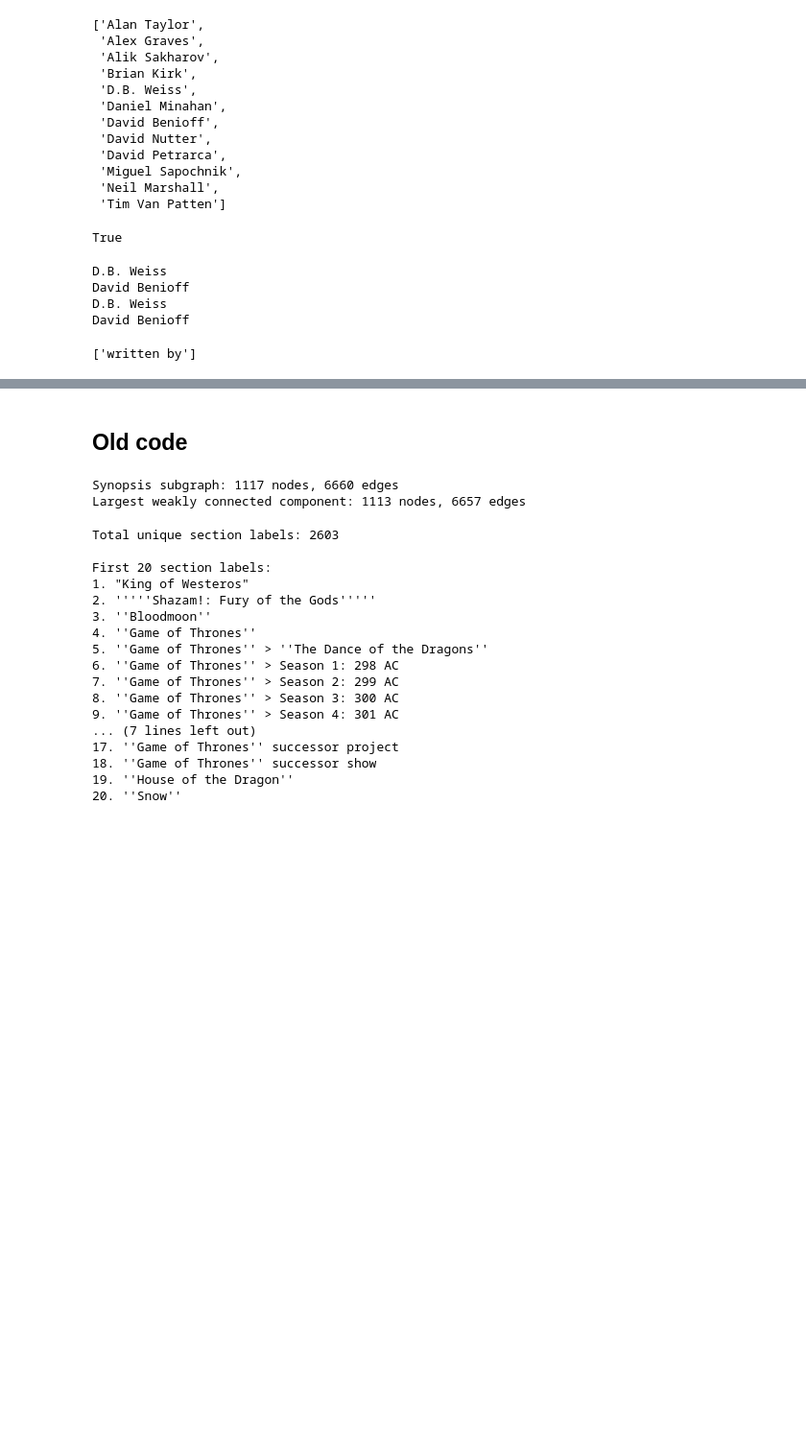
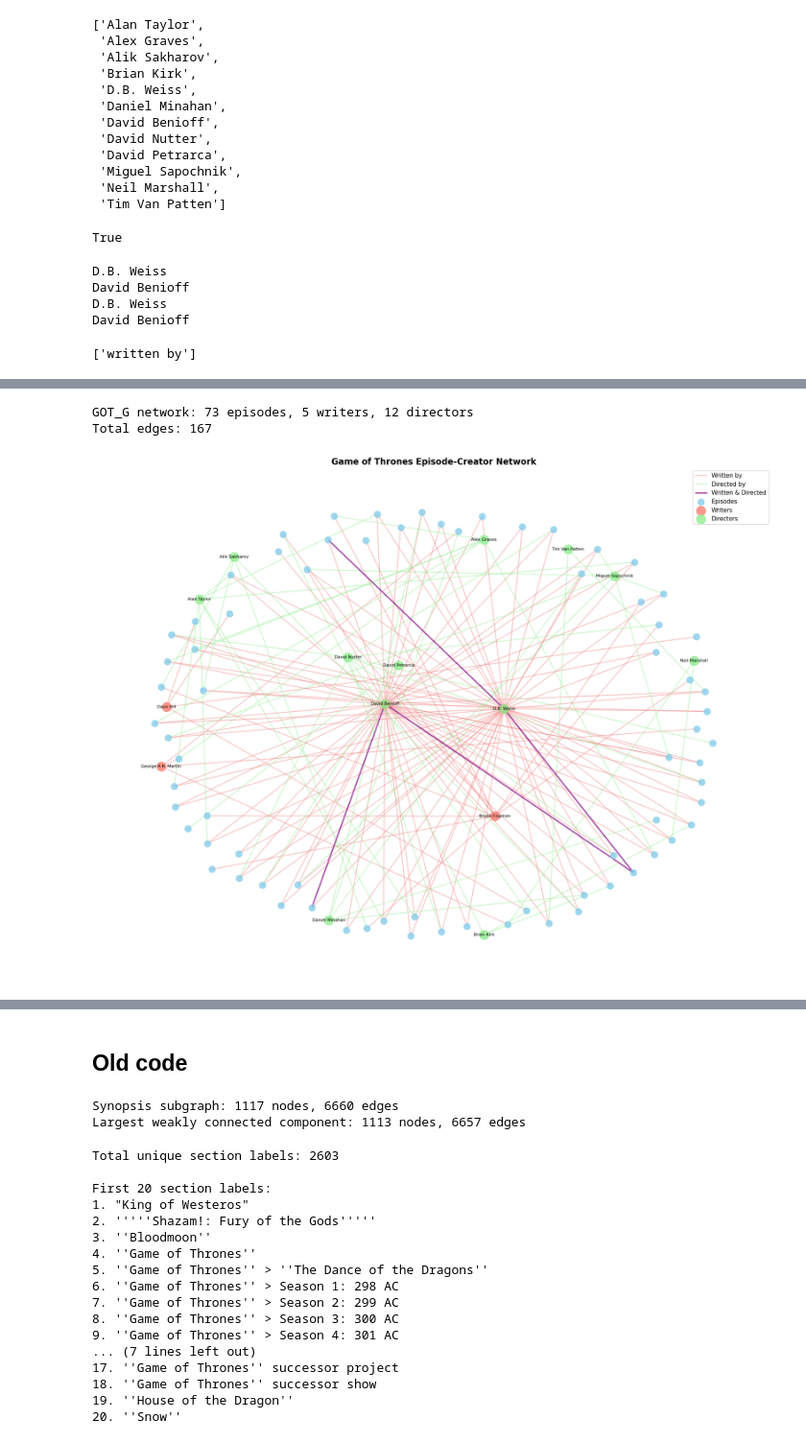
Before and after one commit to n0ugat/game_of_social_graphs_and_thrones, a Jupyter notebook: graphs_by_sections.ipynb, the cells around one changed output, grey strips where cells are left out. Shown at 96% size. Cells and saved outputs as stored; diff of their text form; code cells hidden in the pictures; blank space fills up the shorter version.

Commit message:
Updated director episode graph

```diff
--- a/graphs_by_sections.ipynb
+++ b/graphs_by_sections.ipynb
@@ -435,0 +440,79 @@ for edges in list(GOT_G.edges())[:2]:
+# %%
+# Visualize GOT_G network with colored nodes and edges
+
+
+
+# Get node types
+episodes = [n for n in GOT_G.nodes() if 'episode' in GOT_G.nodes[n].get('type', [])]
+writers = [n for n in GOT_G.nodes() if 'writer' in GOT_G.nodes[n].get('type', [])]
+directors = [n for n in GOT_G.nodes() if 'director' in GOT_G.nodes[n].get('type', [])]
+
+print(f"GOT_G network: {len(episodes)} episodes, {len(writers)} writers, {len(directors)} directors")
+print(f"Total edges: {GOT_G.number_of_edges()}")
+
+if GOT_G.number_of_nodes() > 0:
+    # Create layout
+    pos = nx.spring_layout(GOT_G, k=2, iterations=50, seed=42)
+
+    # Create figure
+    fig, ax = plt.subplots(figsize=(18, 14))
+
+    # Categorize edges by relation type
+    written_edges = []
+    directed_edges = []
+    both_edges = []
+
+    for u, v in GOT_G.edges():
+        relations = GOT_G.edges[u, v].get('relation', [])
+        has_written = 'written by' in relations
+        has_directed = 'directed by' in relations
+
+        if has_written and has_directed:
+            both_edges.append((u, v))
+        elif has_written:
+            written_edges.append((u, v))
+        elif has_directed:
+            directed_edges.append((u, v))
+
+    # Draw edges by type with different colors
+    nx.draw_networkx_edges(GOT_G, pos, edgelist=written_edges,
+                          edge_color='lightcoral', alpha=0.5,
+                          width=1.5, label='Written by', ax=ax)
+    nx.draw_networkx_edges(GOT_G, pos, edgelist=directed_edges,
+                          edge_color='lightgreen', alpha=0.5,
+                          width=1.5, label='Directed by', ax=ax)
+    nx.draw_networkx_edges(GOT_G, pos, edgelist=both_edges,
+                          edge_color='purple', alpha=0.7,
+                          width=2.5, label='Written & Directed', ax=ax)
+
+    # Draw nodes by type with different colors
+    nx.draw_networkx_nodes(GOT_G, pos, nodelist=episodes,
+                          node_color='skyblue', node_size=150,
+                          label='Episodes', alpha=0.8, ax=ax)
+    nx.draw_networkx_nodes(GOT_G, pos, nodelist=writers,
+                          node_color='salmon', node_size=300,
+                          label='Writers', alpha=0.8, ax=ax)
+    nx.draw_networkx_nodes(GOT_G, pos, nodelist=directors,
+                          node_color='lightgreen', node_size=300,
+                          label='Directors', alpha=0.8, ax=ax)
+
+    # Label writers and directors (and top episodes if desired)
+    labels = {n: n for n in writers + directors}
+    nx.draw_networkx_labels(GOT_G, pos, labels, font_size=8, ax=ax)
+
+    ax.set_title('Game of Thrones Episode-Creator Network', fontsize=16, fontweight='bold')
+    ax.legend(loc='upper right', fontsize=11, framealpha=0.9)
+    ax.axis('off')
+    plt.tight_layout()
+    plt.show()
+
+    print(f"\nEdge breakdown:")
+    print(f"  Written by only: {len(written_edges)}")
+    print(f"  Directed by only: {len(directed_edges)}")
+    print(f"  Both written & directed: {len(both_edges)}")
+else:
+    print("No data to visualize - graph is empty")
+# %% [output]
+GOT_G network: 73 episodes, 5 writers, 12 directors
+Total edges: 167
+[figure, added]
```
Also changed, not shown: parts of 8 cells of this notebook, 2 other files.
